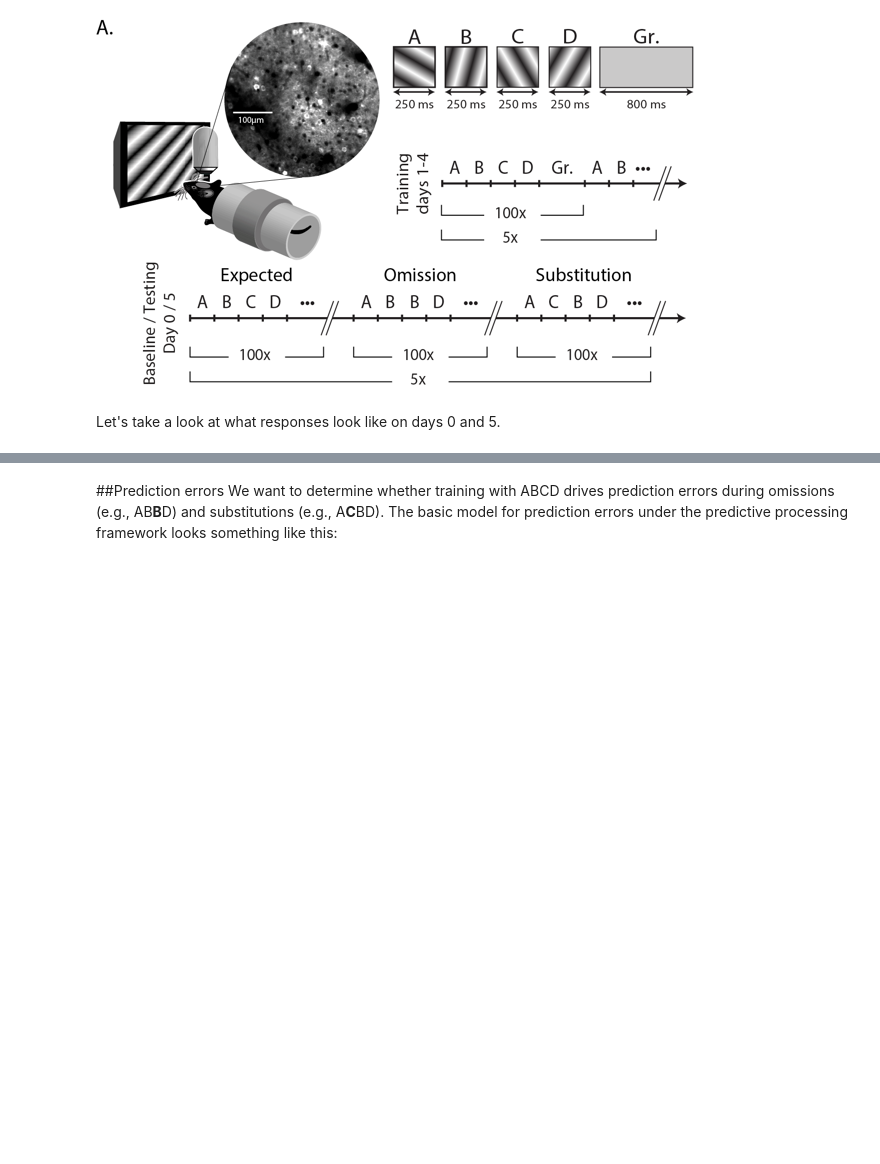
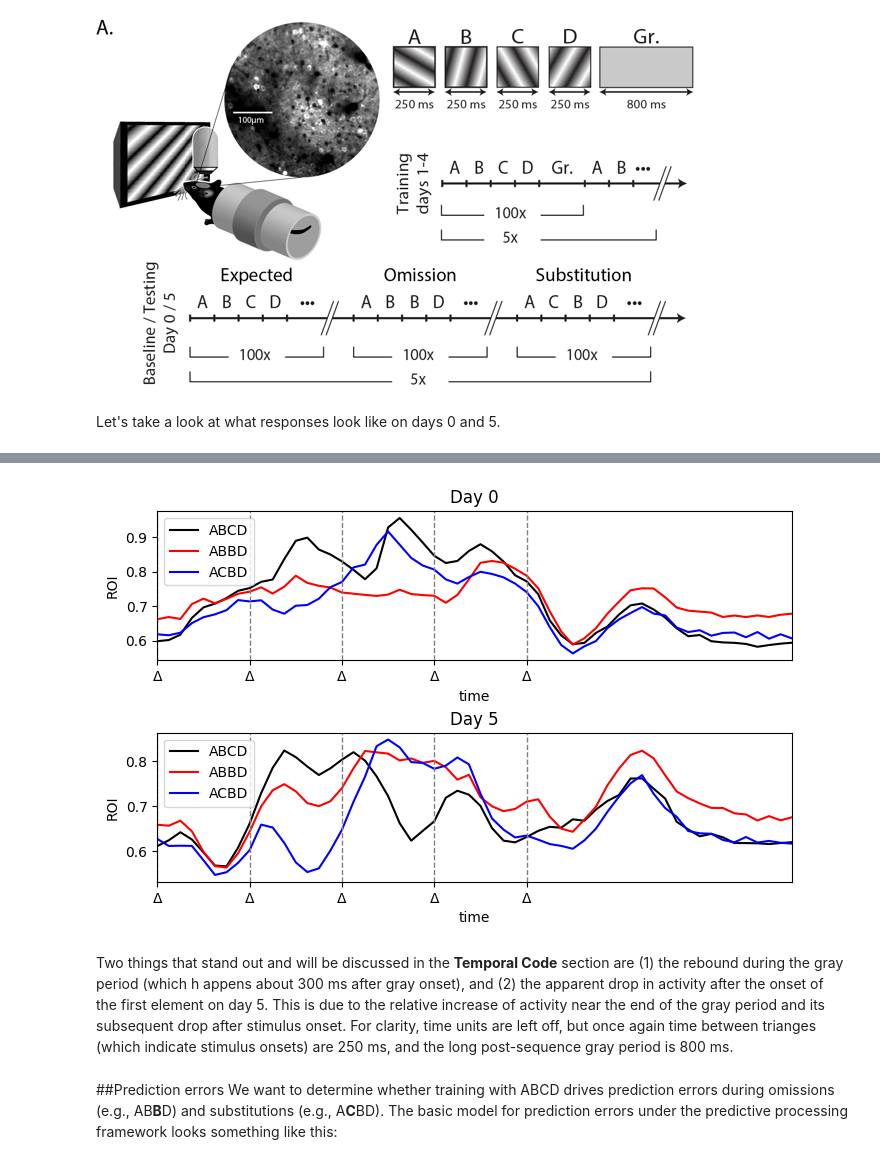
Before and after one commit to scottcanoe/SequenceLearning, a Jupyter notebook: notebook.ipynb, the cells around one changed output, grey strips where cells are left out. Drawn from its saved outputs; the diff is of its cells as text; code cells hidden in the pictures; blank space fills up the shorter version.

```diff
--- a/notebook.ipynb
+++ b/notebook.ipynb
@@ -194,3 +196,41 @@ Responses on day 0 are in the top row, and responses on day 5 are in the bottom
+# %%
+# Plot mean activity over population.
+fig, axes = plt.subplots(2, 1, figsize=(7, 4.5))
+
+ax = axes[0]
+ABCD = utils.load_traces(0, 'ABCD').mean('trial').mean('roi')
+ABBD = utils.load_traces(0, 'ABBD').mean('trial').mean('roi')
+ACBD = utils.load_traces(0, 'ACBD').mean('trial').mean('roi')
+ax.plot(ABCD, color='black', label='ABCD')
+ax.plot(ABBD, color='red', label='ABBD')
+ax.plot(ACBD, color='blue', label='ACBD')
+ax.set_xlabel('time')
+ax.set_ylabel('ROI')
+ax.legend(loc='upper left')
+ax.set_title('Day 0')
+ax.set_xlim([0, len(ABCD) - 1])
+utils.annotate_onsets(ax, ABCD.coords['event'])
+
+ax = axes[1]
+ABCD = utils.load_traces(5, 'ABCD').mean('trial').mean('roi')
+ABBD = utils.load_traces(5, 'ABBD').mean('trial').mean('roi')
+ACBD = utils.load_traces(5, 'ACBD').mean('trial').mean('roi')
+ax.plot(ABCD, color='black', label='ABCD')
+ax.plot(ABBD, color='red', label='ABBD')
+ax.plot(ACBD, color='blue', label='ACBD')
+ax.set_xlabel('time')
+ax.set_ylabel('ROI')
+ax.legend(loc='upper left')
+ax.set_title('Day 5')
+ax.set_xlim([0, len(ABCD) - 1])
+utils.annotate_onsets(ax, ABCD.coords['event'])
+
+fig.tight_layout(pad=0.5)
+plt.show()
+# %% [output]
+[figure, added]
+# %% [markdown]
+Two things that stand out and will be discussed in the **Temporal Code** section are (1) the rebound during the gray period (which h appens about 300 ms after gray onset), and (2) the apparent drop in activity after the onset of the first element on day 5. This is due to the relative increase of activity near the end of the gray period and its subsequent drop after stimulus onset. For clarity, time units are left off, but once again time between trianges (which indicate stimulus onsets) are 250 ms, and the long post-sequence gray period is 800 ms.
 # %% [markdown]
 ##Prediction errors
 We want to determine whether training with ABCD drives prediction errors during omissions (e.g., AB**B**D) and substitutions (e.g., A**C**BD). The basic model for prediction errors under the predictive processing framework looks something like this:
```
Also changed, not shown: parts of 17 cells of this notebook.
